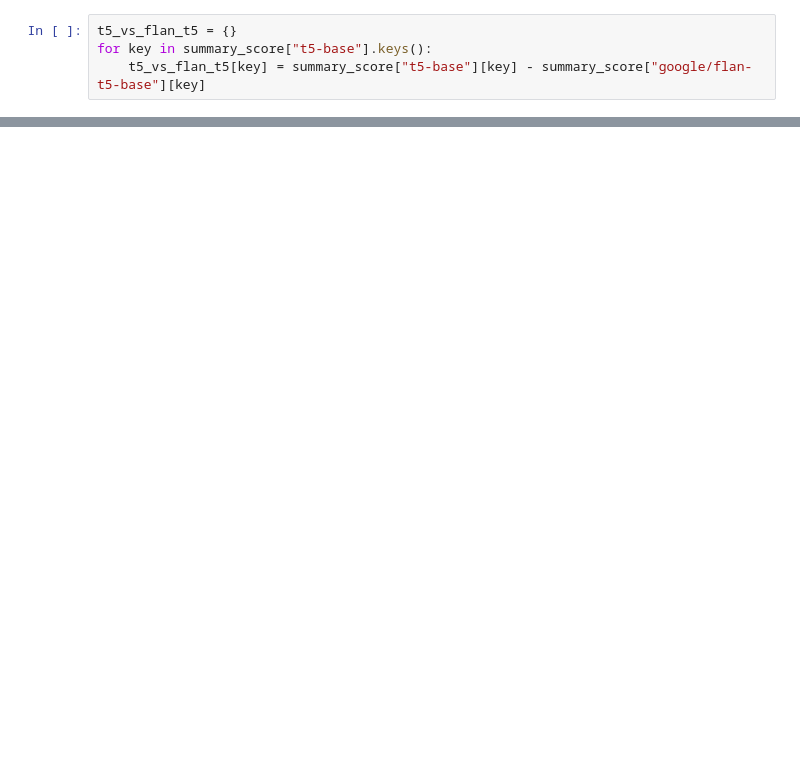
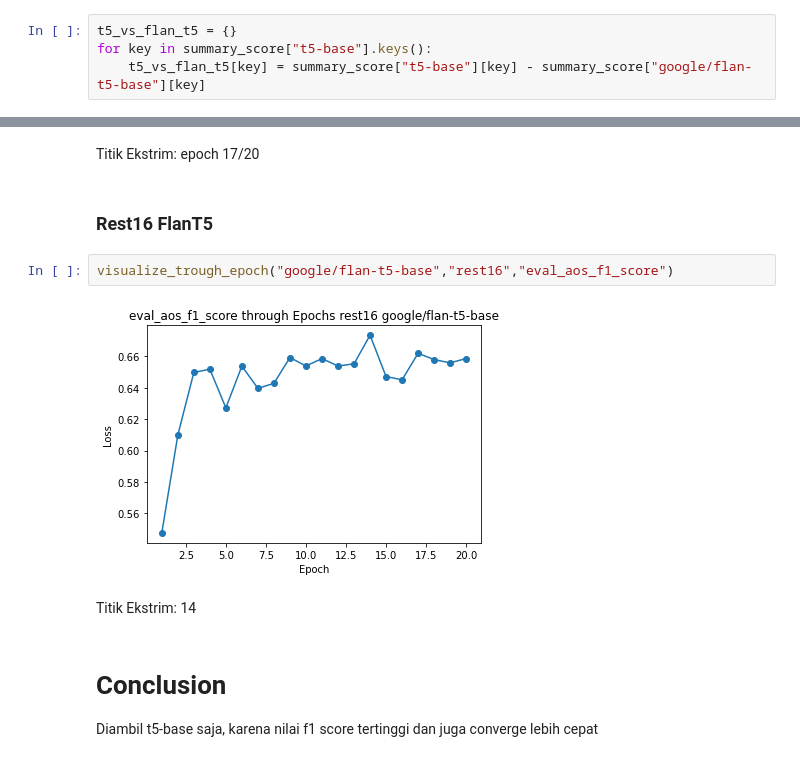
Before and after one commit to rdyzakya/IndoLEGO-ABSA, a Jupyter notebook: doe/model/analysis.ipynb, the cells around one changed output, grey strips where cells are left out. Cells and saved outputs as stored; diff of their text form; blank space fills up the shorter version.

```diff
--- a/doe/model/analysis.ipynb
+++ b/doe/model/analysis.ipynb
@@ -251,0 +181,14 @@ comparison_16.to_csv("comparison_16.csv",index=False)
+# %% [markdown]
+Titik Ekstrim: epoch 17/20
+# %% [markdown]
+### Rest16 FlanT5
+# %%
+visualize_trough_epoch("google/flan-t5-base","rest16","eval_aos_f1_score")
+# %% [output]
+[figure, added]
+# %% [markdown]
+Titik Ekstrim: 14
+# %% [markdown]
+# Conclusion
+
+Diambil t5-base saja, karena nilai f1 score tertinggi dan juga converge lebih cepat
```
Also changed, not shown: parts of 37 cells of this notebook.
